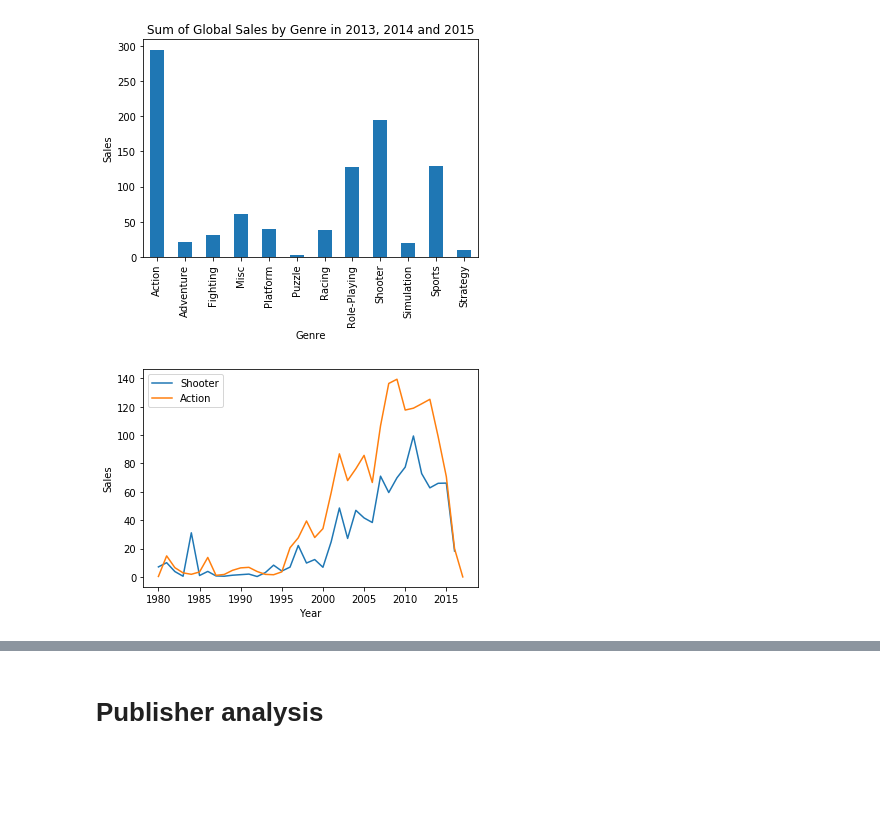
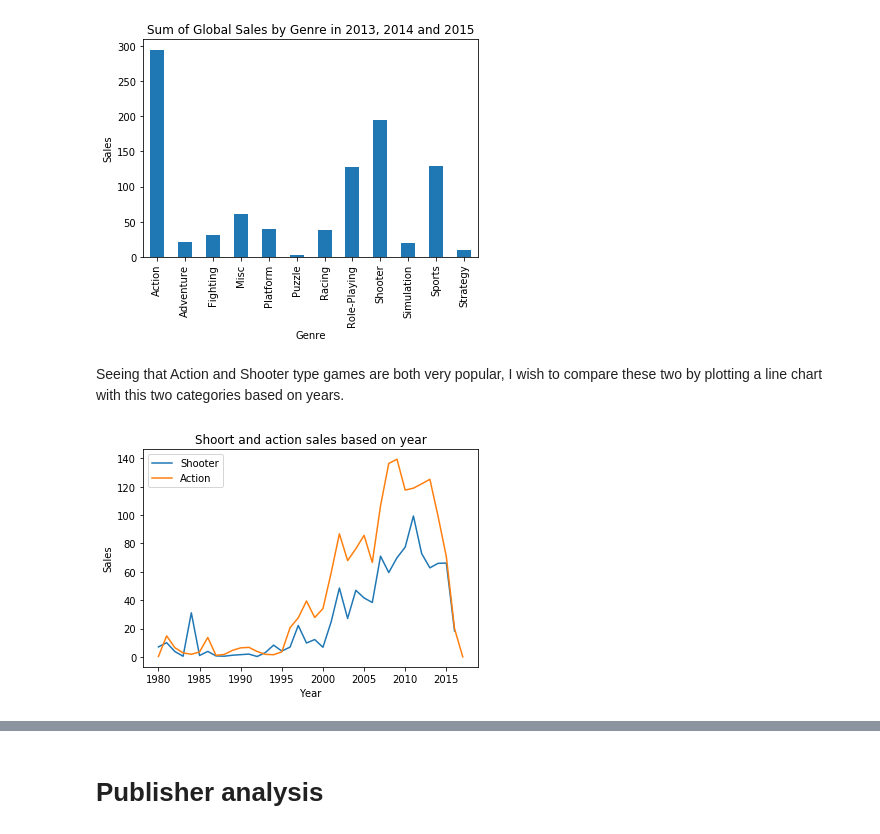
Before and after one commit to Hoturan/M2-PROJECT, a Jupyter notebook: Code/M2-PROJECT.ipynb, the cells around one changed output, grey strips where cells are left out. Drawn from its saved outputs; the diff is of its cells as text; code cells hidden in the pictures; blank space fills up the shorter version.

```diff
--- a/Code/M2-PROJECT.ipynb
+++ b/Code/M2-PROJECT.ipynb
@@ -79,15 +83,18 @@ plt.ylabel("Sales")
 plt.show()
 # %% [output]
 [figure]
+# %% [markdown]
+Seeing that Action and Shooter type games are both very popular, I wish to compare these two by plotting a line chart with this two categories based on years.
 # %%
 vgdf_filtered_by_genre = vgdf[vgdf["Genre"] == "Shooter"]
 vgdf_filtered_by_genre.groupby(["Year"])["Global_Sales"].sum().plot(kind="line", label = "Shooter")
 
 vgdf_filtered_by_genre = vgdf[vgdf["Genre"] == "Action"]
 vgdf_filtered_by_genre.groupby(["Year"])["Global_Sales"].sum().plot(kind="line", label = "Action")
 
+plt.title("Shoort and action sales based on year")
 plt.ylabel("Sales")
 plt.legend()
 plt.show()
 # %% [output]
-[figure, old version]
+[figure, new version]
```
Also changed, not shown: parts of 12 cells of this notebook.
